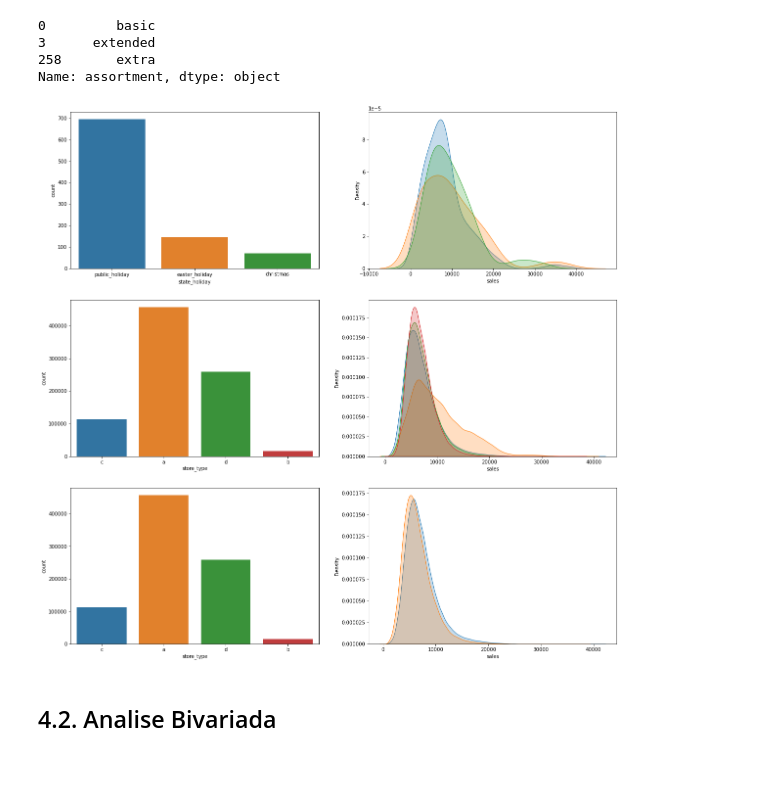
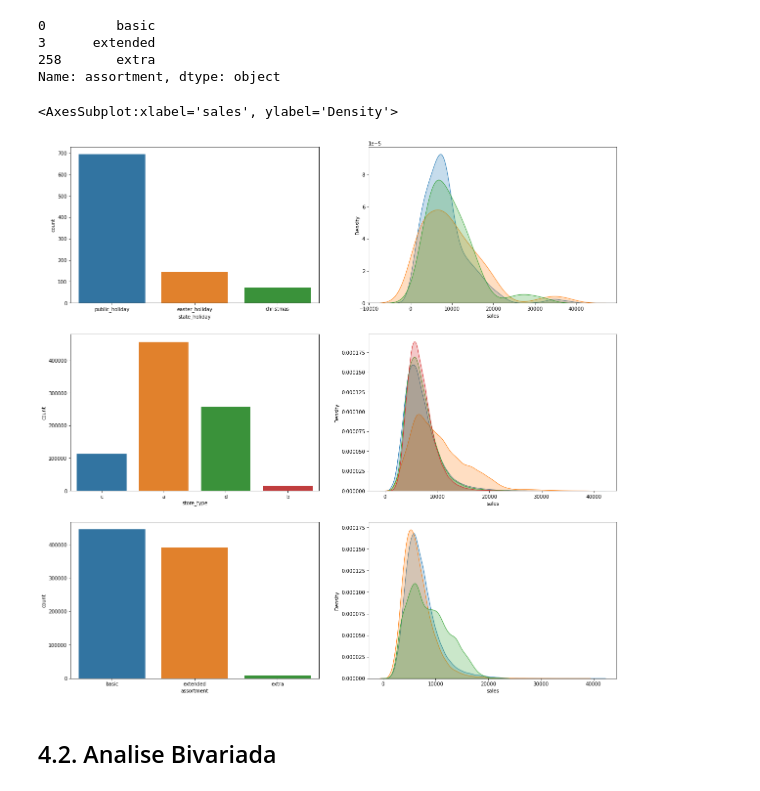
Before and after one commit to HenriqueLebre/DS-em-producao, a Jupyter notebook: m04_v01_store_sales_prediction.ipynb, the cells around one changed output. Drawn from its saved outputs; the diff is of its cells as text; code cells hidden in the pictures.

```diff
--- a/m04_v01_store_sales_prediction.ipynb
+++ b/m04_v01_store_sales_prediction.ipynb
@@ -444,35 +517,36 @@ df4['assortment'].drop_duplicates()
 Name: assortment, dtype: object
 # %%
 # state_holiday
-plt.subplot(3, 2, 1)
+plt.subplot( 3, 2, 1 )
 a = df4[df4['state_holiday'] != 'regular_day']
 sns.countplot( a['state_holiday'] )
 
-plt.subplot(3, 2, 2)
-sns.kdeplot( df4[df4['state_holiday'] == 'public_holiday']['sales'], label='public_holiday', shade=True );
-sns.kdeplot( df4[df4['state_holiday'] == 'easter_holiday']['sales'], label='easter_holiday', shade=True );
-sns.kdeplot( df4[df4['state_holiday'] == 'christmas']['sales'], label='christmas', shade=True );
+plt.subplot( 3, 2, 2 )
+sns.kdeplot( df4[df4['state_holiday'] == 'public_holiday']['sales'], label='public_holiday', shade=True )
+sns.kdeplot( df4[df4['state_holiday'] == 'easter_holiday']['sales'], label='easter_holiday', shade=True )
+sns.kdeplot( df4[df4['state_holiday'] == 'christmas']['sales'], label='christmas', shade=True )
 
-#store_type
-plt.subplot(3, 2, 3)
-sns.countplot(df4['store_type'] )
+# store_type
+plt.subplot( 3, 2, 3 )
+sns.countplot( df4['store_type'] )
 
-plt.subplot(3, 2, 4)
-sns.kdeplot( df4[df4['store_type'] == 'a']['sales'], label='a', shade=True );
-sns.kdeplot( df4[df4['store_type'] == 'b']['sales'], label='b', shade=True );
-sns.kdeplot( df4[df4['store_type'] == 'c']['sales'], label='c', shade=True );
-sns.kdeplot( df4[df4['store_type'] == 'd']['sales'], label='d', shade=True );
+plt.subplot( 3, 2, 4 )
+sns.kdeplot( df4[df4['store_type'] == 'a']['sales'], label='a', shade=True )
+sns.kdeplot( df4[df4['store_type'] == 'b']['sales'], label='b', shade=True )
+sns.kdeplot( df4[df4['store_type'] == 'c']['sales'], label='c', shade=True )
+sns.kdeplot( df4[df4['store_type'] == 'd']['sales'], label='d', shade=True )
 
 # assortment
-plt.subplot(3, 2, 5)
-sns.countplot(df4['store_type'] )
+plt.subplot( 3, 2, 5 )
+sns.countplot( df4['assortment'] )
 
-plt.subplot(3, 2, 6)
-sns.kdeplot( df4[df4['assortment'] == 'extended']['sales'], label='extended', shade=True );
-sns.kdeplot( df4[df4['assortment'] == 'basic']['sales'], label='basic', shade=True );
-sns.kdeplot( df4[df4['assortment'] == 'extra']['sales'], label='extra', shade=True );
+plt.subplot( 3, 2, 6 )
+sns.kdeplot( df4[df4['assortment'] == 'extended']['sales'], label='extended', shade=True )
+sns.kdeplot( df4[df4['assortment'] == 'basic']['sales'], label='basic', shade=True )
+sns.kdeplot( df4[df4['assortment'] == 'extra']['sales'], label='extra', shade=True )
 # %% [output]
+<AxesSubplot:xlabel='sales', ylabel='Density'>
-[figure, old version]
+[figure, new version]
 # %% [markdown]
 ## 4.2. Analise Bivariada
 # %% [markdown]
```
Also changed, not shown: parts of 26 cells of this notebook.
